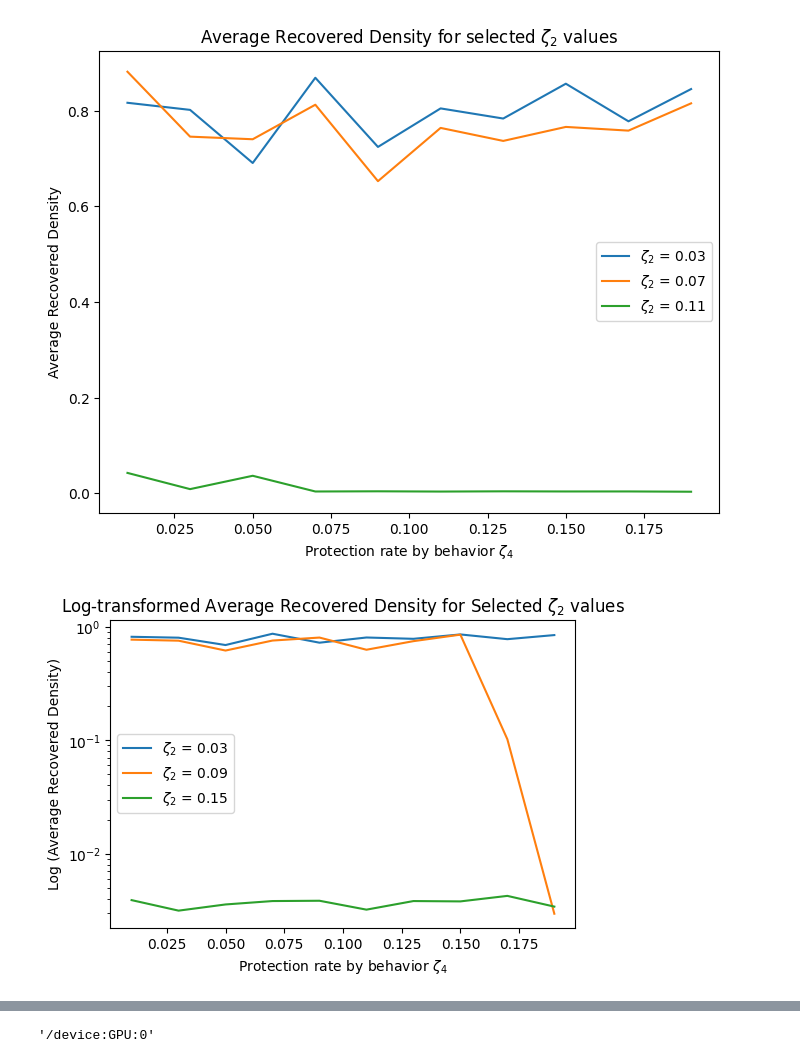
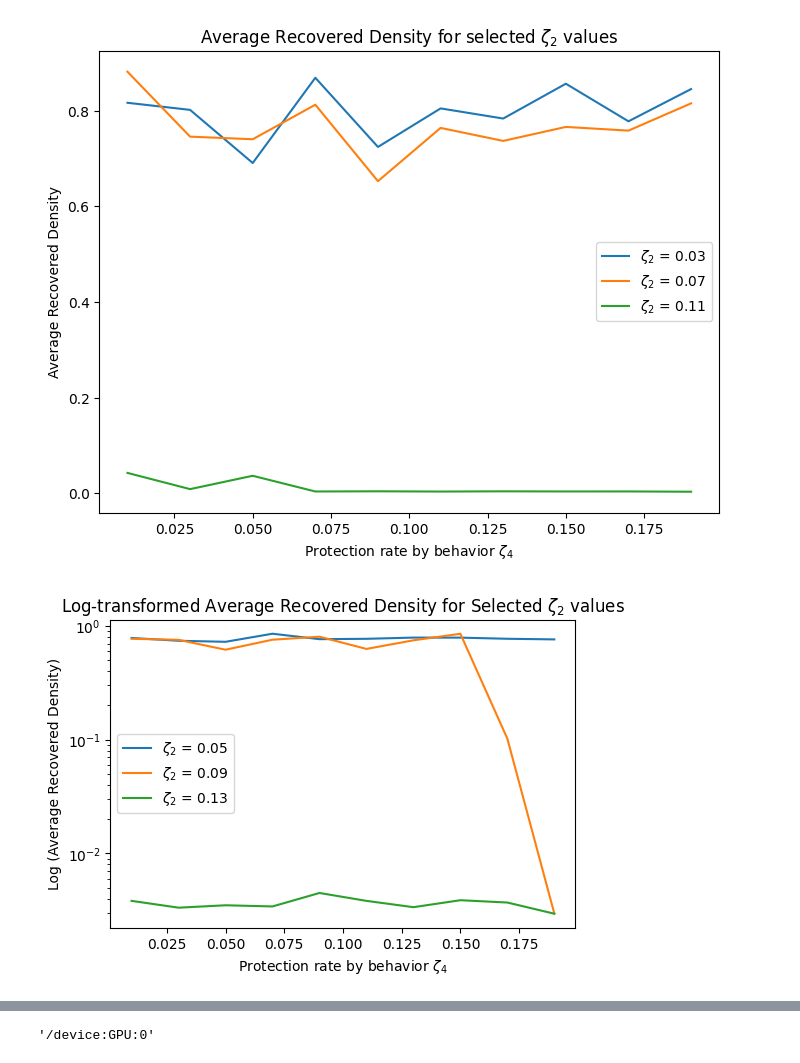
Before and after one commit to Nancy-Shi/Complex_Networks, a Jupyter notebook: 3_Layer_Coupling_081423_zeta_2_zeta_4.ipynb, the cells around one changed output, grey strips where cells are left out. Drawn from its saved outputs; the diff is of its cells as text; code cells hidden in the pictures.

```diff
--- a/3_Layer_Coupling_081423_zeta_2_zeta_4.ipynb
+++ b/3_Layer_Coupling_081423_zeta_2_zeta_4.ipynb
@@ -794,27 +794,27 @@ plt.show()
 # %%
 import matplotlib.pyplot as plt
 
 # Assuming your data and values are set up as before:
 # results_rho_R3, zeta_4_values3, zeta_2_values3
 
-zeta_2_indices = [1,4,7]
+zeta_2_indices = [2,4,6]
 
 # Initialize a plot
 fig, ax = plt.subplots(figsize=(6,4))
 
 # Loop over the selected zeta_2 indices
 for index in zeta_2_indices:
     density_values = results_rho_R3[index, :]
     ax.plot(zeta_4_values3, density_values, label=f'$\zeta_2$ = {zeta_2_values3[index]:.2f}')
 
 # Setting labels, legend and title
 ax.set_xlabel('Protection rate by behavior $\zeta_4$')
 ax.set_ylabel('Log (Average Recovered Density)')
 ax.set_title('Log-transformed Average Recovered Density for Selected $\zeta_2$ values')
 ax.set_yscale('log')  # Set y-axis to be logarithmic
 ax.legend()
 
 # Display the plot
 plt.show()
 # %% [output]
-[figure, old version]
+[figure, new version]
```
Also changed, not shown: parts of 4 cells of this notebook.
